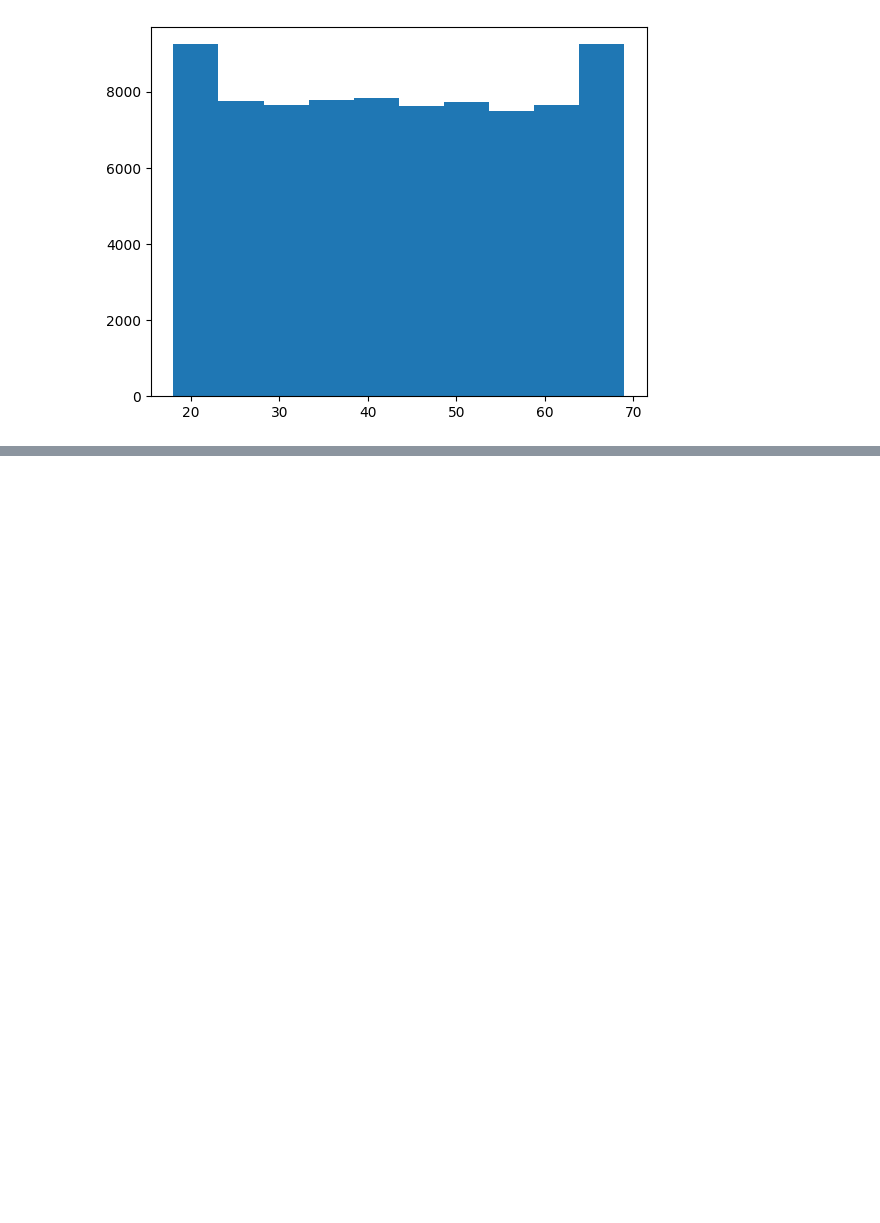
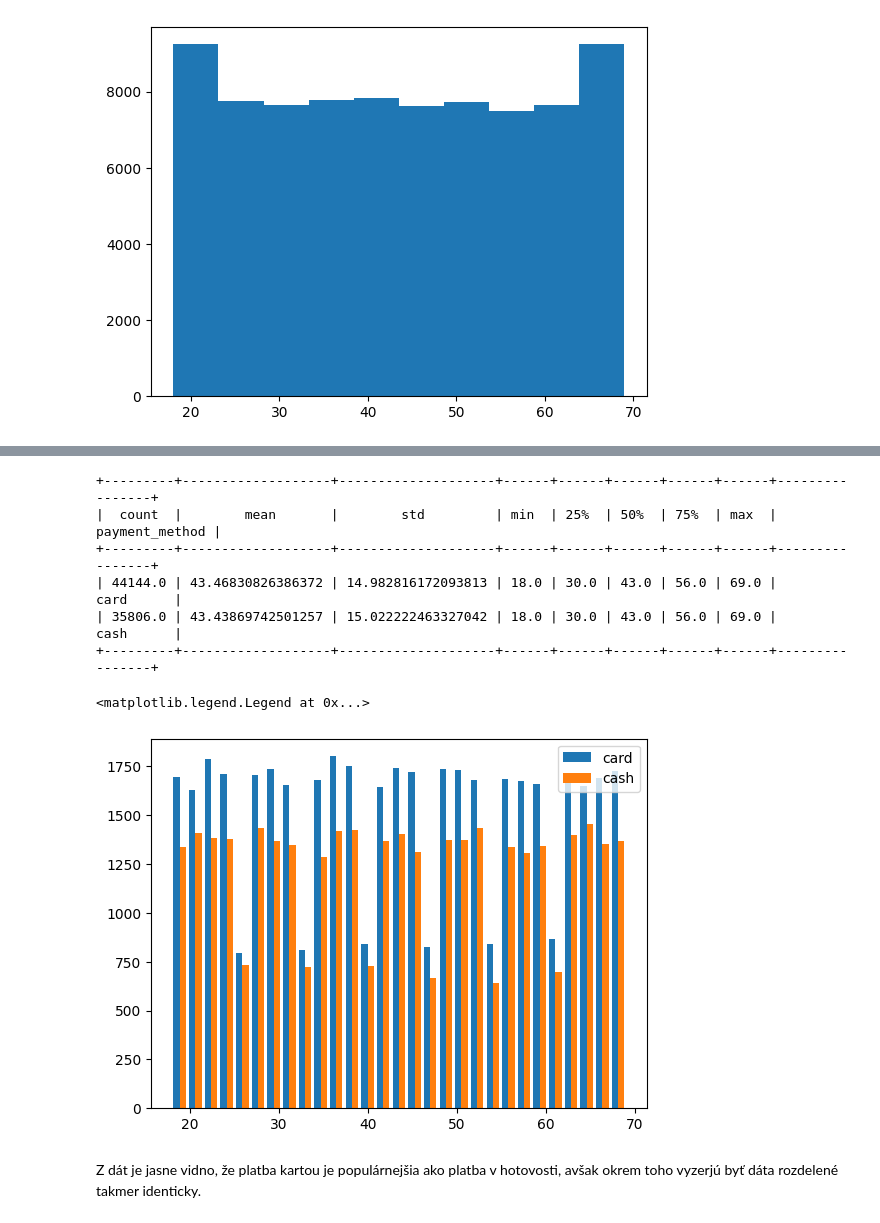
Before and after one commit to patinoboh/statisticka_praca, a Jupyter notebook: statisticka_praca.ipynb, the cells around one changed output, grey strips where cells are left out. Drawn from its saved outputs; the diff is of its cells as text; code cells hidden in the pictures; blank space fills up the shorter version.

```diff
--- a/statisticka_praca.ipynb
+++ b/statisticka_praca.ipynb
@@ -114,0 +114,26 @@ Name: payment_method, dtype: object
+# %%
+card = data[data["payment_method"] == "Card"]
+cash = data[data["payment_method"] == "Cash"]
+
+# Table
+table = PrettyTable(); table.field_names = card["age"].describe().index
+table.add_row(card["age"].describe().values)
+table.add_row(cash["age"].describe().values)
+table.add_column("payment_method", ["card", "cash"])
+print(table)
+
+# Graph
+bins = np.linspace(data["age"].min(), data["age"].max(), 30)
+plt.hist([card["age"], cash["age"]], bins, label=["card", "cash"])
+plt.legend(loc='upper right')
+# %% [output]
++---------+-------------------+--------------------+------+------+------+------+------+----------------+
+|  count  |        mean       |        std         | min  | 25%  | 50%  | 75%  | max  | payment_method |
++---------+-------------------+--------------------+------+------+------+------+------+----------------+
+| 44144.0 | 43.46830826386372 | 14.982816172093813 | 18.0 | 30.0 | 43.0 | 56.0 | 69.0 |      card      |
+| 35806.0 | 43.43869742501257 | 15.022222463327042 | 18.0 | 30.0 | 43.0 | 56.0 | 69.0 |      cash      |
++---------+-------------------+--------------------+------+------+------+------+------+----------------+
+<matplotlib.legend.Legend at 0x...>
+[figure, added]
+# %% [markdown]
+Z dát je jasne vidno, že platba kartou je populárnejšia ako platba v hotovosti, avšak okrem toho vyzerjú byť dáta rozdelené takmer identicky.
```
Also changed, not shown: parts of 3 cells of this notebook, 2 other files.
